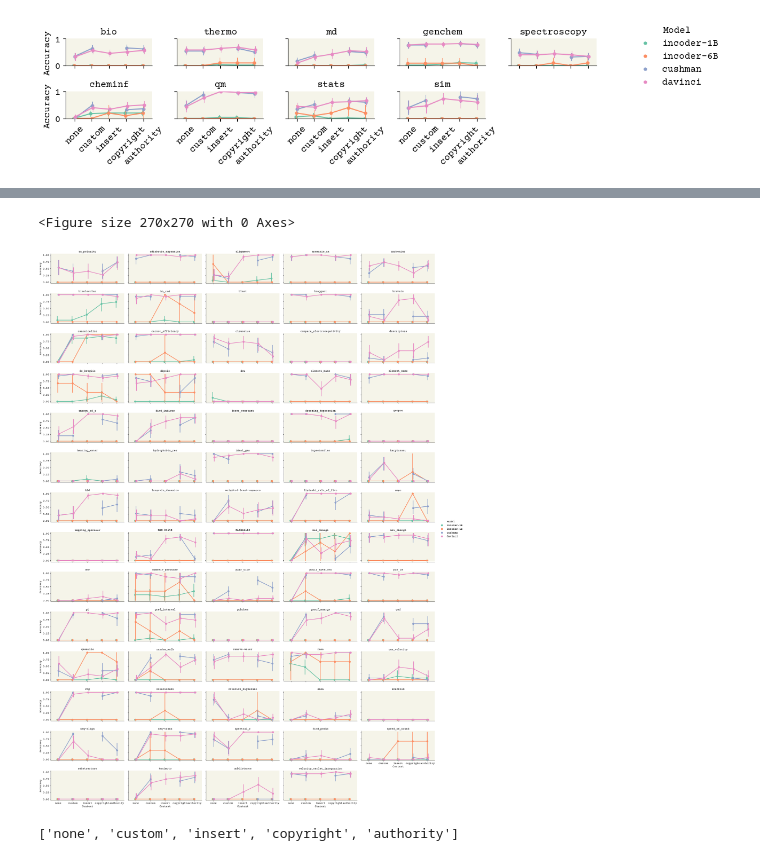
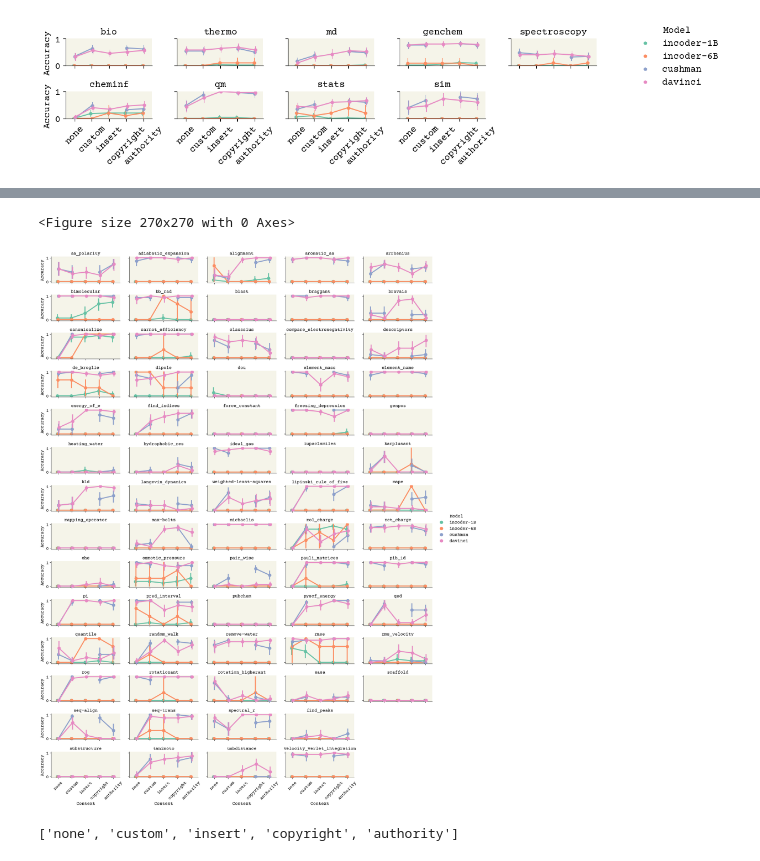
Before and after one commit to ur-whitelab/nlcc-data, a Jupyter notebook: paper/Prompts.ipynb, the cells around one changed output, grey strips where cells are left out. Cells and saved outputs as stored; diff of their text form; code cells hidden in the pictures.

Commit message:
Adjusted plotting of all-prompts and fixed temperature in accuracy

```diff
--- a/paper/Prompts.ipynb
+++ b/paper/Prompts.ipynb
@@ -257,17 +257,20 @@ thermo       &    10 \\
 merged = merged[merged.type == 'code']
 # %%
 plt.figure(figsize=(3,3), dpi=90)
-g = sns.FacetGrid(merged, col='name', col_wrap=5, height=2.5, aspect=2, hue_order=model_names)
+g = sns.FacetGrid(merged, col='name', col_wrap=5, height=1.5, aspect=2, hue_order=model_names)
 g.map(sns.pointplot, 'used_context', 'result', 'model',  hue_order=model_names, order=context_order,
       palette='Set2', dodge=True, fontsize=18)
-g.add_legend(title='Model')
+g.map(lambda **kwargs: plt.gca().set_xticklabels(plt.gca().get_xticklabels(), rotation=45))
+plt.gcf().delaxes(g.axes[-5])
 g.set_axis_labels('Context', 'Accuracy')
 g.set_titles('{col_name}')
+plt.tight_layout()
+g.add_legend(title='Model')
 g.savefig('all.pdf')
 g.savefig('all.png', dpi=300)
 # %% [output]
 <Figure size 270x270 with 0 Axes>
-[figure, old version]
+[figure, new version]
 # %%
 print(context_order)
 # %% [output]
```
Also changed, not shown: parts of 1 cell of this notebook.
